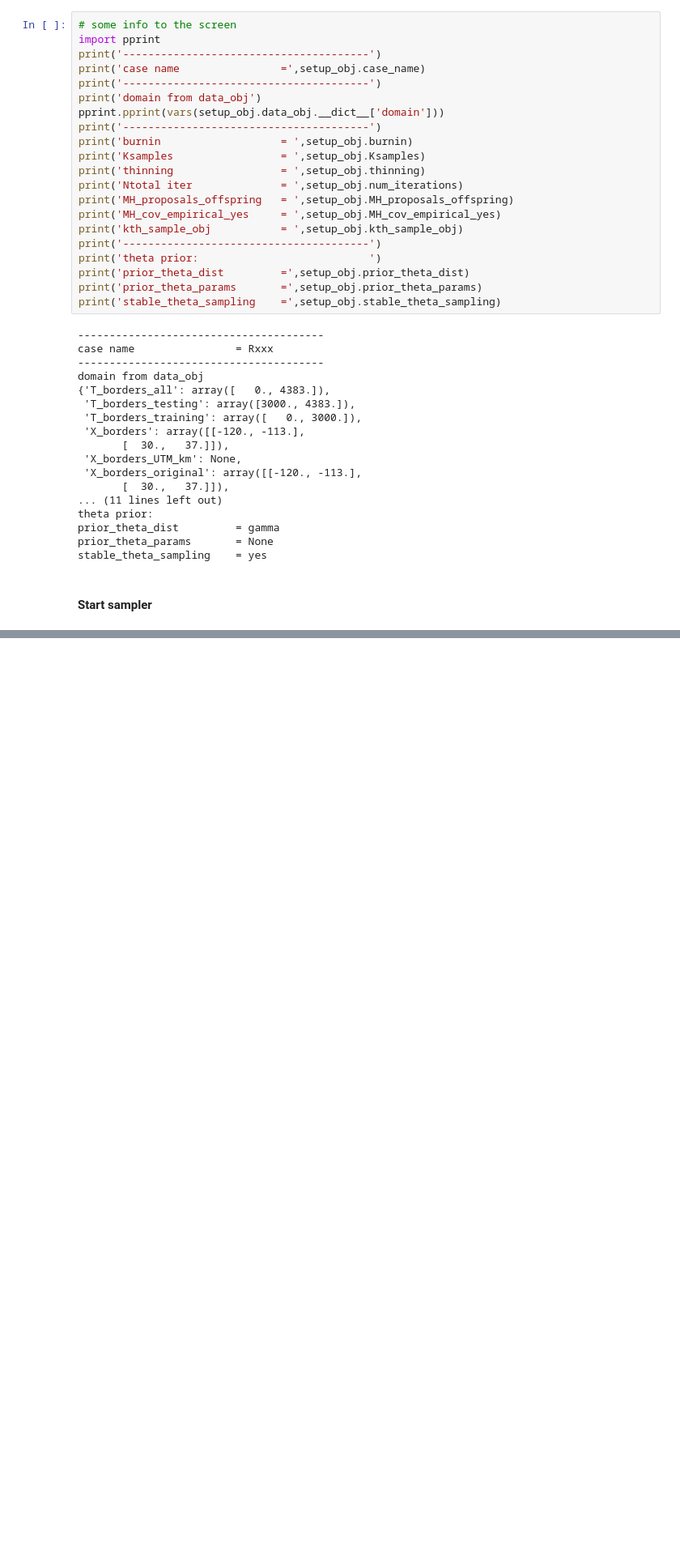
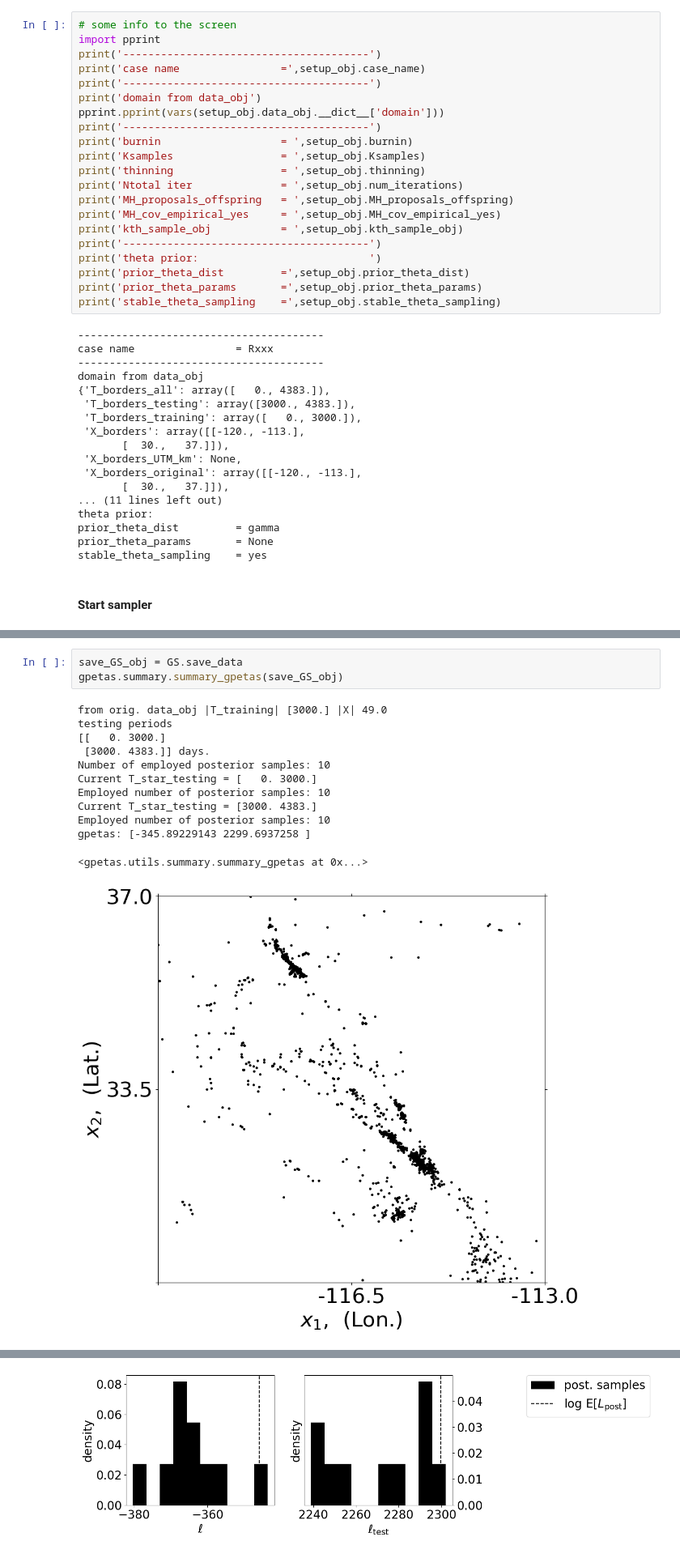
Before and after one commit to chris-molki/gpetas, a Jupyter notebook: examples/04_gibbs_sampling_gpetas.ipynb, the cells around one changed output, grey strips where cells are left out. Shown at 81% size. Drawn from its saved outputs; the diff is of its cells as text; blank space fills up the shorter version.

Commit message:
until gibbs sampler obj

```diff
--- a/examples/04_gibbs_sampling_gpetas.ipynb
+++ b/examples/04_gibbs_sampling_gpetas.ipynb
@@ -119,0 +124,16 @@ sigma proposal log units = 0.01 Nproposals= 100
+# %%
+save_GS_obj = GS.save_data
+gpetas.summary.summary_gpetas(save_GS_obj)
+# %% [output]
+from orig. data_obj |T_training| [3000.] |X| 49.0
+testing periods
+[[   0. 3000.]
+ [3000. 4383.]] days.
+Number of employed posterior samples: 10
+Current T_star_testing = [   0. 3000.]
+Employed number of posterior samples: 10
+Current T_star_testing = [3000. 4383.]
+Employed number of posterior samples: 10
+gpetas: [-345.89229143 2299.6937258 ]
+<gpetas.utils.summary.summary_gpetas at 0x...>
+[figure, added]
@@ -119,0 +144 @@ sigma proposal log units = 0.01 Nproposals= 100
+[figure, added]
```
Also changed, not shown: parts of 3 cells of this notebook, 3 other files.
